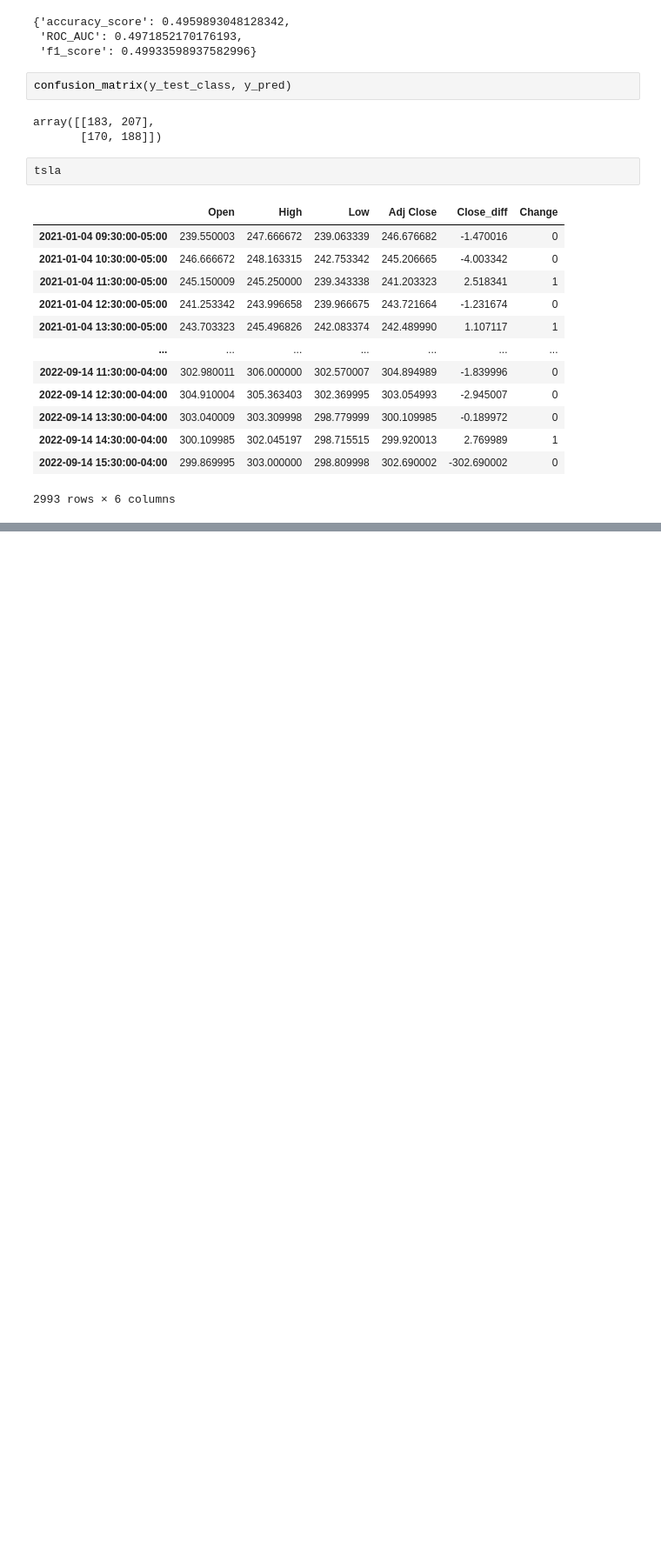
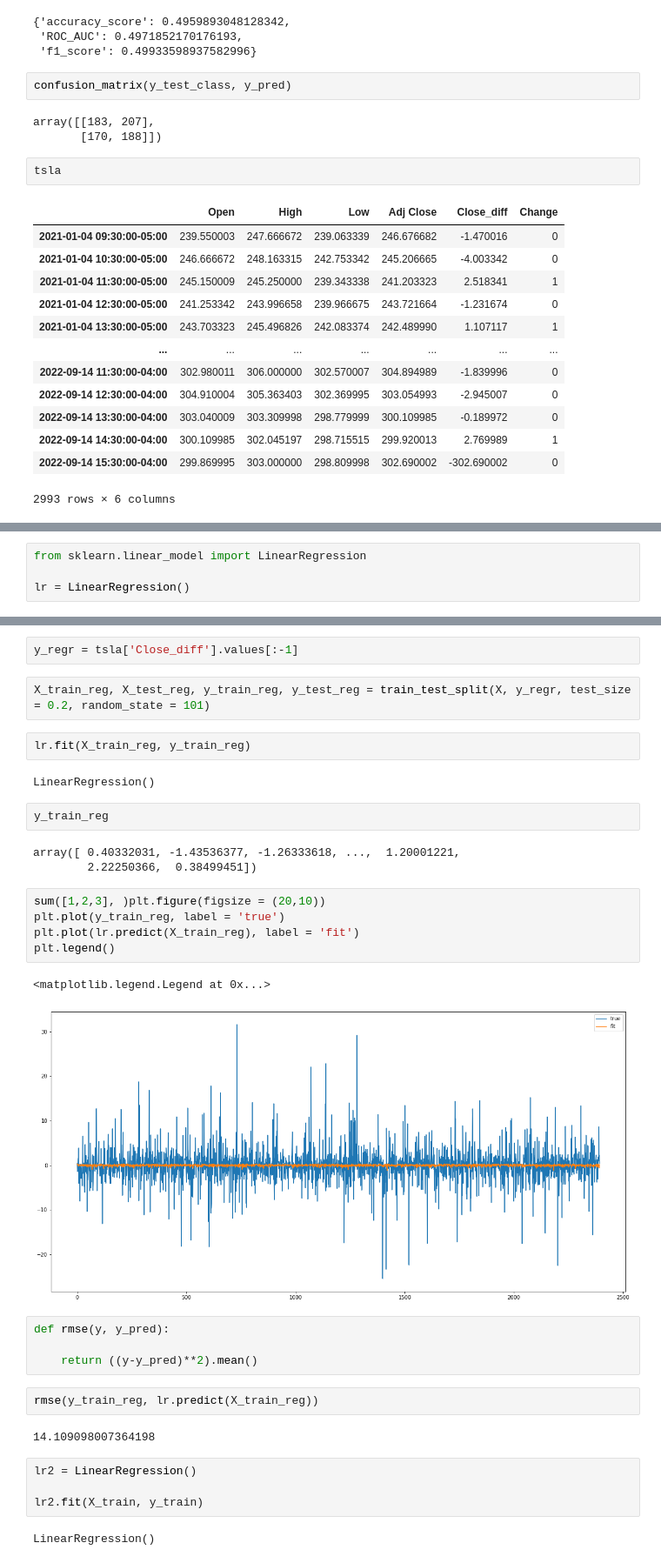
Before and after one commit to AtaKolev/TAFI, a Jupyter notebook: ML_tryouts/close_diff_approach.ipynb, the cells around one changed output, grey strips where cells are left out. Shown: that part at 87% size. Cells and saved outputs as stored; diff of their text form; blank space fills up the shorter version.

```diff
--- a/ML_tryouts/close_diff_approach.ipynb
+++ b/ML_tryouts/close_diff_approach.ipynb
@@ -291,0 +398,4 @@ tsla
+# %%
+from sklearn.linear_model import LinearRegression
+
+lr = LinearRegression()
@@ -291,0 +418,35 @@ tsla
+# %%
+y_regr = tsla['Close_diff'].values[:-1]
+# %%
+X_train_reg, X_test_reg, y_train_reg, y_test_reg = train_test_split(X, y_regr, test_size = 0.2, random_state = 101)
+# %%
+lr.fit(X_train_reg, y_train_reg)
+# %% [output]
+LinearRegression()
+# %%
+y_train_reg
+# %% [output]
+array([ 0.40332031, -1.43536377, -1.26333618, ...,  1.20001221,
+        2.22250366,  0.38499451])
+# %%
+sum([1,2,3], )plt.figure(figsize = (20,10))
+plt.plot(y_train_reg, label = 'true')
+plt.plot(lr.predict(X_train_reg), label = 'fit')
+plt.legend()
+# %% [output]
+<matplotlib.legend.Legend at 0x...>
+[figure, added]
+# %%
+def rmse(y, y_pred):
+
+    return ((y-y_pred)**2).mean()
+# %%
+rmse(y_train_reg, lr.predict(X_train_reg))
+# %% [output]
+14.109098007364198
+# %%
+lr2 = LinearRegression()
+
+lr2.fit(X_train, y_train)
+# %% [output]
+LinearRegression()
```
Also changed, not shown: parts of 49 cells of this notebook, 2 other files.
